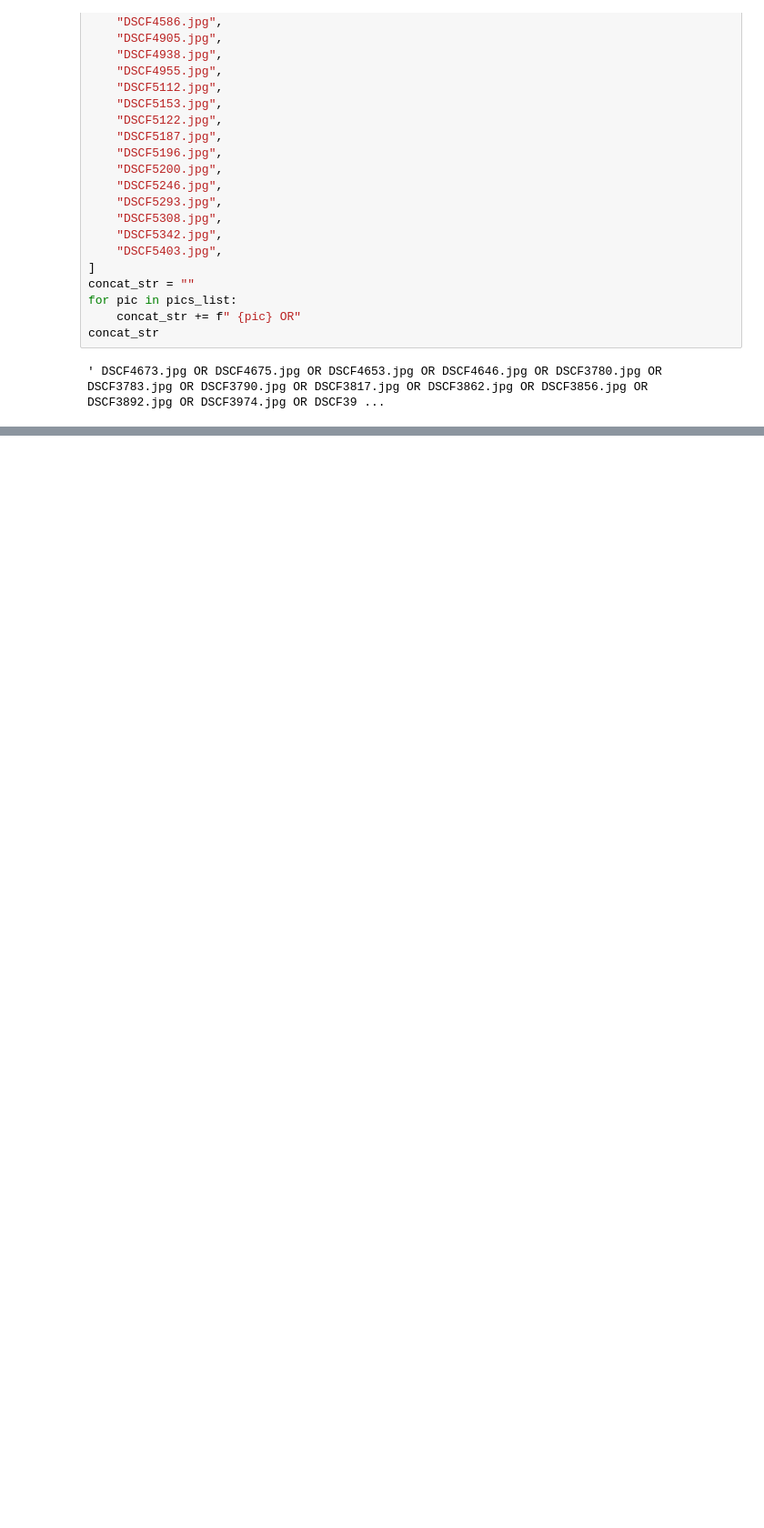
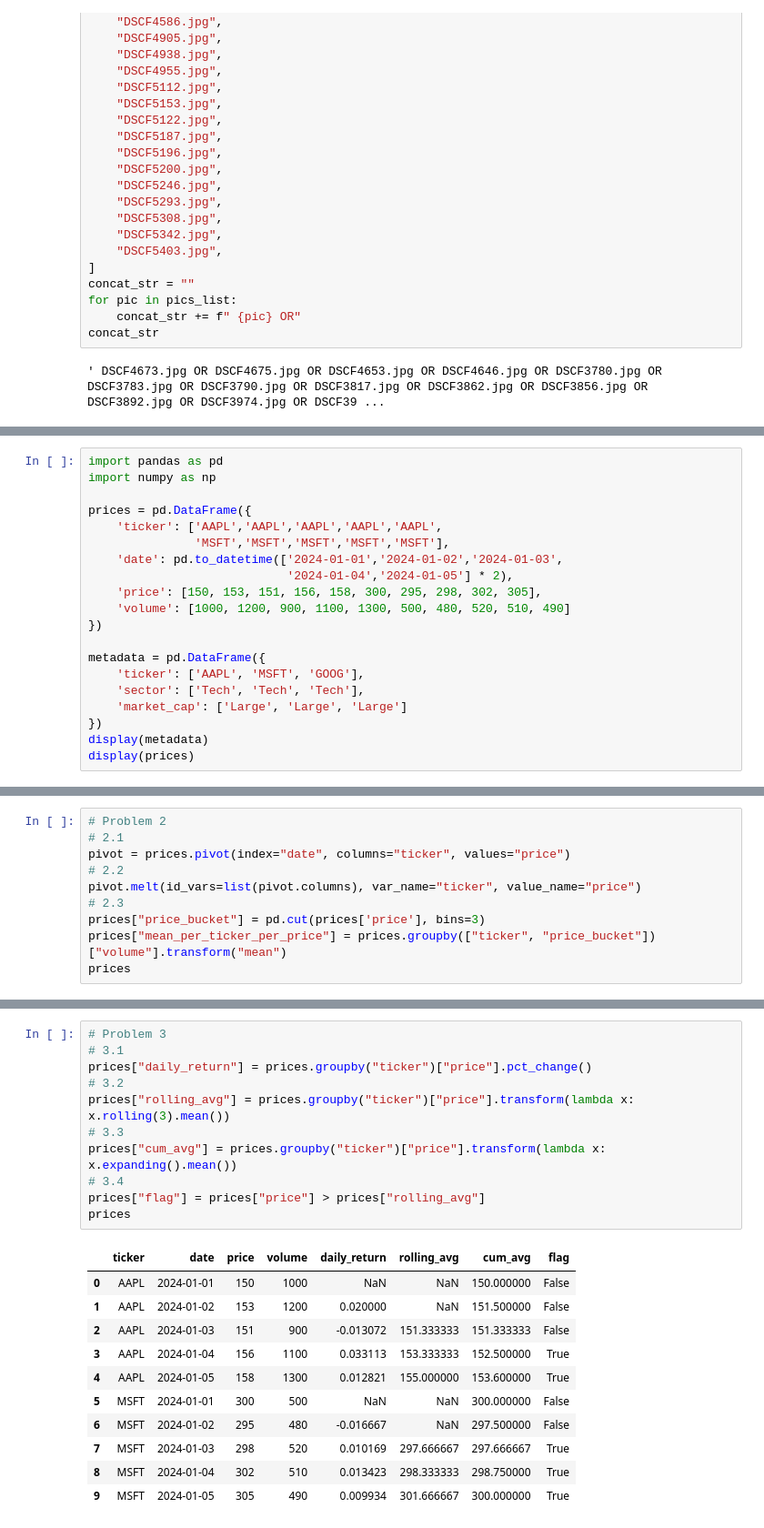
Before and after one commit to zhatz111/quant-alpha-model, a Jupyter notebook: notebooks/scratch_pad.ipynb, the cells around one changed output, grey strips where cells are left out. Shown at 91% size. Drawn from its saved outputs; the diff is of its cells as text; blank space fills up the shorter version.

```diff
--- a/notebooks/scratch_pad.ipynb
+++ b/notebooks/scratch_pad.ipynb
@@ -64,0 +129,20 @@ concat_str
+# %%
+import pandas as pd
+import numpy as np
+
+prices = pd.DataFrame({
+    'ticker': ['AAPL','AAPL','AAPL','AAPL','AAPL',
+               'MSFT','MSFT','MSFT','MSFT','MSFT'],
+    'date': pd.to_datetime(['2024-01-01','2024-01-02','2024-01-03',
+                            '2024-01-04','2024-01-05'] * 2),
+    'price': [150, 153, 151, 156, 158, 300, 295, 298, 302, 305],
+    'volume': [1000, 1200, 900, 1100, 1300, 500, 480, 520, 510, 490]
+})
+
+metadata = pd.DataFrame({
+    'ticker': ['AAPL', 'MSFT', 'GOOG'],
+    'sector': ['Tech', 'Tech', 'Tech'],
+    'market_cap': ['Large', 'Large', 'Large']
+})
+display(metadata)
+display(prices)
@@ -64,0 +180,10 @@ concat_str
+# %%
+# Problem 2
+# 2.1
+pivot = prices.pivot(index="date", columns="ticker", values="price")
+# 2.2
+pivot.melt(id_vars=list(pivot.columns), var_name="ticker", value_name="price")
+# 2.3
+prices["price_bucket"] = pd.cut(prices['price'], bins=3)
+prices["mean_per_ticker_per_price"] = prices.groupby(["ticker", "price_bucket"])["volume"].transform("mean")
+prices
@@ -64,0 +202,23 @@ concat_str
+# %%
+# Problem 3
+# 3.1
+prices["daily_return"] = prices.groupby("ticker")["price"].pct_change()
+# 3.2
+prices["rolling_avg"] = prices.groupby("ticker")["price"].transform(lambda x: x.rolling(3).mean())
+# 3.3
+prices["cum_avg"] = prices.groupby("ticker")["price"].transform(lambda x: x.expanding().mean())
+# 3.4
+prices["flag"] = prices["price"] > prices["rolling_avg"]
+prices
+# %% [output]
+|  | ticker | date | price | volume | daily_return | rolling_avg | cum_avg | flag |
+| 0 | AAPL | 2024-01-01 | 150 | 1000 | NaN | NaN | 150.000000 | False |
+| 1 | AAPL | 2024-01-02 | 153 | 1200 | 0.020000 | NaN | 151.500000 | False |
+| 2 | AAPL | 2024-01-03 | 151 | 900 | -0.013072 | 151.333333 | 151.333333 | False |
+| 3 | AAPL | 2024-01-04 | 156 | 1100 | 0.033113 | 153.333333 | 152.500000 | True |
+| 4 | AAPL | 2024-01-05 | 158 | 1300 | 0.012821 | 155.000000 | 153.600000 | True |
+| 5 | MSFT | 2024-01-01 | 300 | 500 | NaN | NaN | 300.000000 | False |
+| 6 | MSFT | 2024-01-02 | 295 | 480 | -0.016667 | NaN | 297.500000 | False |
+| 7 | MSFT | 2024-01-03 | 298 | 520 | 0.010169 | 297.666667 | 297.666667 | True |
+| 8 | MSFT | 2024-01-04 | 302 | 510 | 0.013423 | 298.333333 | 298.750000 | True |
+| 9 | MSFT | 2024-01-05 | 305 | 490 | 0.009934 | 301.666667 | 300.000000 | True |
```
Also changed, not shown: parts of 8 cells of this notebook, 49 other files.
